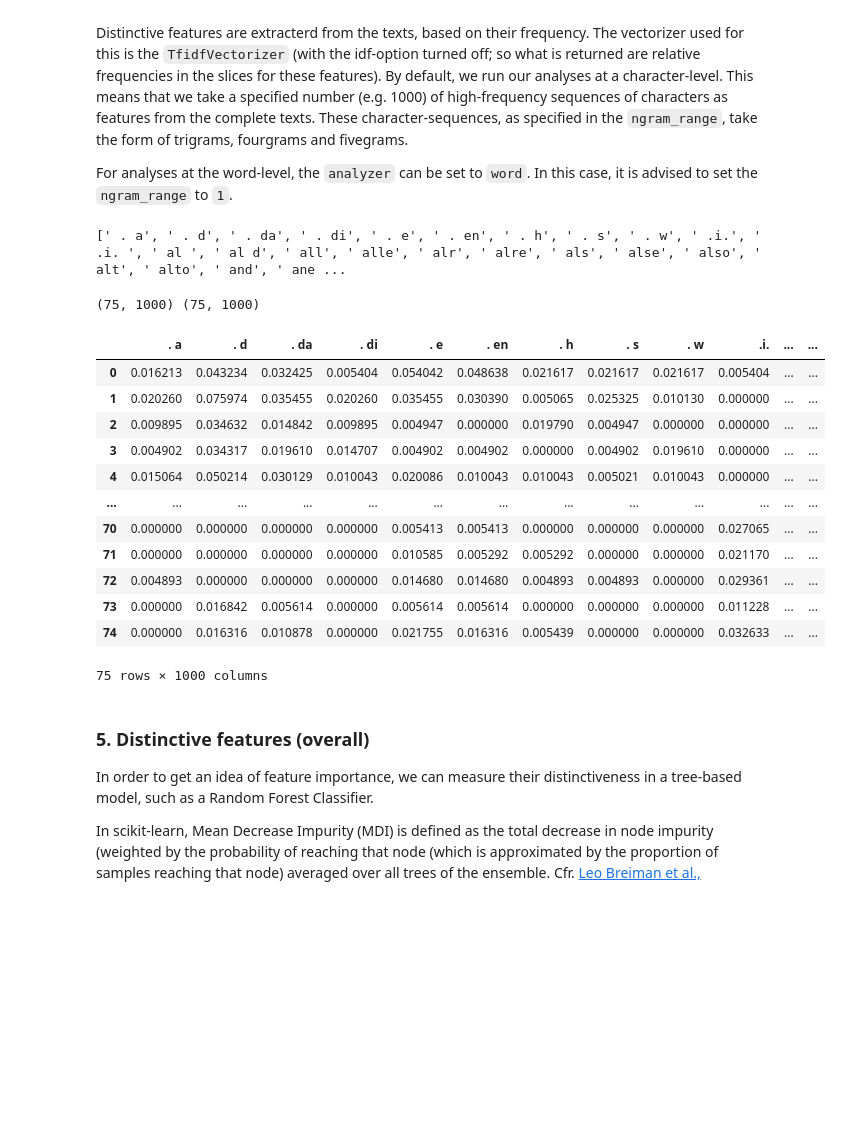
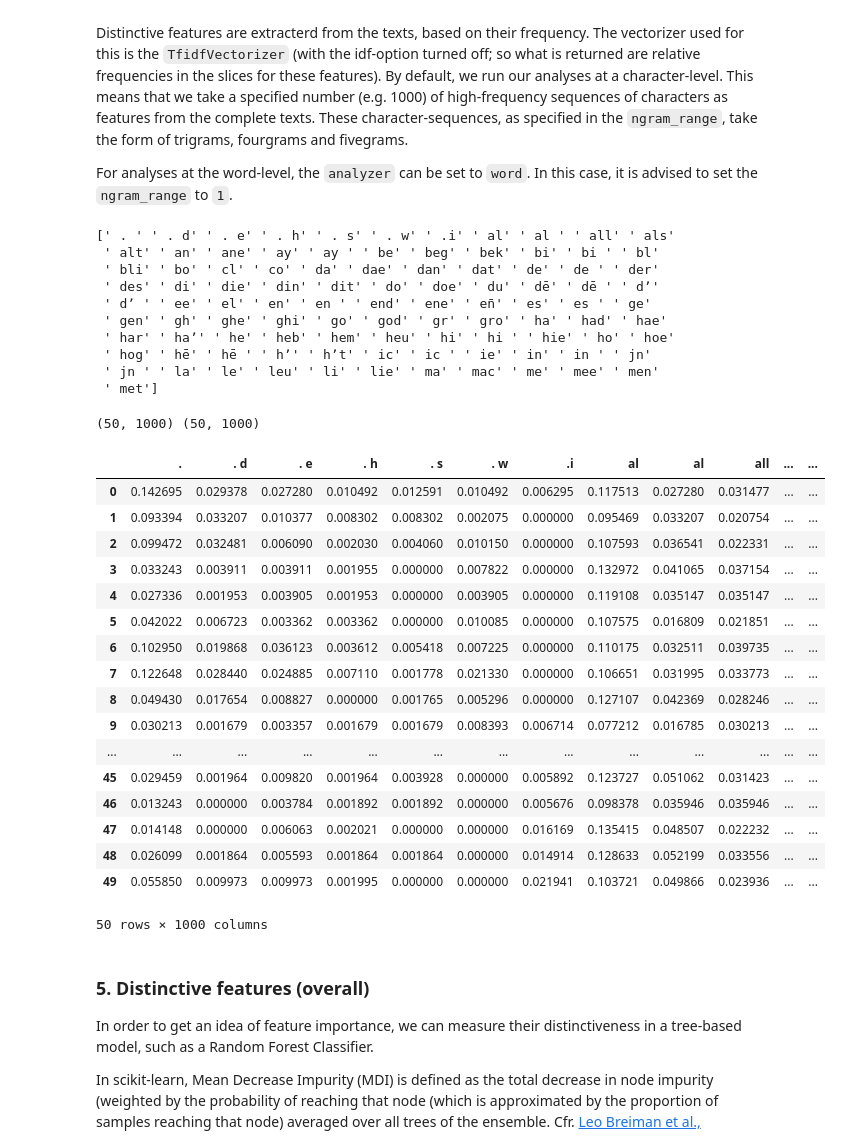
Before and after one commit to WHaverals/hadewijch-scribes, a Jupyter notebook: distance.ipynb, the cells around one changed output. Drawn from its saved outputs; the diff is of its cells as text; code cells hidden in the pictures; blank space fills up the shorter version.

```diff
--- a/distance.ipynb
+++ b/distance.ipynb
@@ -141,7 +141,7 @@ B_2: _siere_ -> _in_
 For our analyses, we take slices of ca. 1000 tokens. This means that we have to divide Hadewijch's oeuvre into 75 parts.
 # %%
 # set the number of slices you want to take from the alignment table
-num_slices = 75
+num_slices = 50 # default: 75
 # %%
 import numpy as np
 import pandas as pd
@@ -220,39 +220,53 @@ For analyses at the word-level, the `analyzer` can be set to `word`. In this cas
 # %%
 # define the number of features to extract (these features are extracted)
 num_features = 1000 # default: 1000
-vec = TfidfVectorizer(max_features=num_features, use_idf=False, ngram_range=(4, 5), analyzer='char')
+vec = TfidfVectorizer(max_features=num_features, use_idf=False, ngram_range=(3, 4), analyzer='char') # deafault: (4, 5)
 #vec = CountVectorizer(max_features=num_features, ngram_range=(1, 1), analyzer='word')
 # %%
 # features extracted from both texts
 vec.fit(A + B)
-print(vec.get_feature_names()[:100])
+print(vec.get_feature_names_out()[:100])
 # %% [output]
-[' . a', ' . d', ' . da', ' . di', ' . e', ' . en', ' . h', ' . s', ' . w', ' .i.', ' .i. ', ' al ', ' al d', ' all', ' alle', ' alr', ' alre', ' als', ' alse', ' also', ' alt', ' alto', ' and', ' ane ...
+[' . ' ' . d' ' . e' ' . h' ' . s' ' . w' ' .i' ' al' ' al ' ' all' ' als'
+ ' alt' ' an' ' ane' ' ay' ' ay ' ' be' ' beg' ' bek' ' bi' ' bi ' ' bl'
+ ' bli' ' bo' ' cl' ' co' ' da' ' dae' ' dan' ' dat' ' de' ' de ' ' der'
+ ' des' ' di' ' die' ' din' ' dit' ' do' ' doe' ' du' ' dē' ' dē ' ' dʼ'
+ ' dʼ ' ' ee' ' el' ' en' ' en ' ' end' ' ene' ' en̄' ' es' ' es ' ' ge'
+ ' gen' ' gh' ' ghe' ' ghi' ' go' ' god' ' gr' ' gro' ' ha' ' had' ' hae'
+ ' har' ' haʼ' ' he' ' heb' ' hem' ' heu' ' hi' ' hi ' ' hie' ' ho' ' hoe'
+ ' hog' ' hē' ' hē ' ' hʼ' ' hʼt' ' ic' ' ic ' ' ie' ' in' ' in ' ' jn'
+ ' jn ' ' la' ' le' ' leu' ' li' ' lie' ' ma' ' mac' ' me' ' mee' ' men'
+ ' met']
 # %%
 A_ = vec.transform(A).toarray()
 B_ = vec.transform(B).toarray()
 print(A_.shape, B_.shape)
 # %% [output]
-(75, 1000) (75, 1000)
+(50, 1000) (50, 1000)
 # %%
 # get df's for features per sample
-df_A_ = pd.DataFrame(A_, columns = vec.get_feature_names())
-df_B_ = pd.DataFrame(B_, columns = vec.get_feature_names())
+df_A_ = pd.DataFrame(A_, columns = vec.get_feature_names_out())
+df_B_ = pd.DataFrame(B_, columns = vec.get_feature_names_out())
 df_A_#.T.loc['zij']
 # %% [output]
-|  | . a | . d | . da | . di | . e | . en | . h | . s | . w | .i. | ... | ... |
-| 0 | 0.016213 | 0.043234 | 0.032425 | 0.005404 | 0.054042 | 0.048638 | 0.021617 | 0.021617 | 0.021617 | 0.005404 | ... | ... |
-| 1 | 0.020260 | 0.075974 | 0.035455 | 0.020260 | 0.035455 | 0.030390 | 0.005065 | 0.025325 | 0.010130 | 0.000000 | ... | ... |
-| 2 | 0.009895 | 0.034632 | 0.014842 | 0.009895 | 0.004947 | 0.000000 | 0.019790 | 0.004947 | 0.000000 | 0.000000 | ... | ... |
-| 3 | 0.004902 | 0.034317 | 0.019610 | 0.014707 | 0.004902 | 0.004902 | 0.000000 | 0.004902 | 0.019610 | 0.000000 | ... | ... |
-| 4 | 0.015064 | 0.050214 | 0.030129 | 0.010043 | 0.020086 | 0.010043 | 0.010043 | 0.005021 | 0.010043 | 0.000000 | ... | ... |
+|  | . | . d | . e | . h | . s | . w | .i | al | al | all | ... | ... |
+| 0 | 0.142695 | 0.029378 | 0.027280 | 0.010492 | 0.012591 | 0.010492 | 0.006295 | 0.117513 | 0.027280 | 0.031477 | ... | ... |
+| 1 | 0.093394 | 0.033207 | 0.010377 | 0.008302 | 0.008302 | 0.002075 | 0.000000 | 0.095469 | 0.033207 | 0.020754 | ... | ... |
+| 2 | 0.099472 | 0.032481 | 0.006090 | 0.002030 | 0.004060 | 0.010150 | 0.000000 | 0.107593 | 0.036541 | 0.022331 | ... | ... |
+| 3 | 0.033243 | 0.003911 | 0.003911 | 0.001955 | 0.000000 | 0.007822 | 0.000000 | 0.132972 | 0.041065 | 0.037154 | ... | ... |
+| 4 | 0.027336 | 0.001953 | 0.003905 | 0.001953 | 0.000000 | 0.003905 | 0.000000 | 0.119108 | 0.035147 | 0.035147 | ... | ... |
+| 5 | 0.042022 | 0.006723 | 0.003362 | 0.003362 | 0.000000 | 0.010085 | 0.000000 | 0.107575 | 0.016809 | 0.021851 | ... | ... |
+| 6 | 0.102950 | 0.019868 | 0.036123 | 0.003612 | 0.005418 | 0.007225 | 0.000000 | 0.110175 | 0.032511 | 0.039735 | ... | ... |
+| 7 | 0.122648 | 0.028440 | 0.024885 | 0.007110 | 0.001778 | 0.021330 | 0.000000 | 0.106651 | 0.031995 | 0.033773 | ... | ... |
+| 8 | 0.049430 | 0.017654 | 0.008827 | 0.000000 | 0.001765 | 0.005296 | 0.000000 | 0.127107 | 0.042369 | 0.028246 | ... | ... |
+| 9 | 0.030213 | 0.001679 | 0.003357 | 0.001679 | 0.001679 | 0.008393 | 0.006714 | 0.077212 | 0.016785 | 0.030213 | ... | ... |
 | ... | ... | ... | ... | ... | ... | ... | ... | ... | ... | ... | ... | ... |
-| 70 | 0.000000 | 0.000000 | 0.000000 | 0.000000 | 0.005413 | 0.005413 | 0.000000 | 0.000000 | 0.000000 | 0.027065 | ... | ... |
-| 71 | 0.000000 | 0.000000 | 0.000000 | 0.000000 | 0.010585 | 0.005292 | 0.005292 | 0.000000 | 0.000000 | 0.021170 | ... | ... |
-| 72 | 0.004893 | 0.000000 | 0.000000 | 0.000000 | 0.014680 | 0.014680 | 0.004893 | 0.004893 | 0.000000 | 0.029361 | ... | ... |
-| 73 | 0.000000 | 0.016842 | 0.005614 | 0.000000 | 0.005614 | 0.005614 | 0.000000 | 0.000000 | 0.000000 | 0.011228 | ... | ... |
-| 74 | 0.000000 | 0.016316 | 0.010878 | 0.000000 | 0.021755 | 0.016316 | 0.005439 | 0.000000 | 0.000000 | 0.032633 | ... | ... |
+| 45 | 0.029459 | 0.001964 | 0.009820 | 0.001964 | 0.003928 | 0.000000 | 0.005892 | 0.123727 | 0.051062 | 0.031423 | ... | ... |
+| 46 | 0.013243 | 0.000000 | 0.003784 | 0.001892 | 0.001892 | 0.000000 | 0.005676 | 0.098378 | 0.035946 | 0.035946 | ... | ... |
+| 47 | 0.014148 | 0.000000 | 0.006063 | 0.002021 | 0.000000 | 0.000000 | 0.016169 | 0.135415 | 0.048507 | 0.022232 | ... | ... |
+| 48 | 0.026099 | 0.001864 | 0.005593 | 0.001864 | 0.001864 | 0.000000 | 0.014914 | 0.128633 | 0.052199 | 0.033556 | ... | ... |
+| 49 | 0.055850 | 0.009973 | 0.009973 | 0.001995 | 0.000000 | 0.000000 | 0.021941 | 0.103721 | 0.049866 | 0.023936 | ... | ... |
-75 rows × 1000 columns
+50 rows × 1000 columns
 # %% [markdown]
 ### 5. Distinctive features (overall) <a name='distinctivness'/>
 
```
Also changed, not shown: parts of 8 cells of this notebook, 10 other files.
